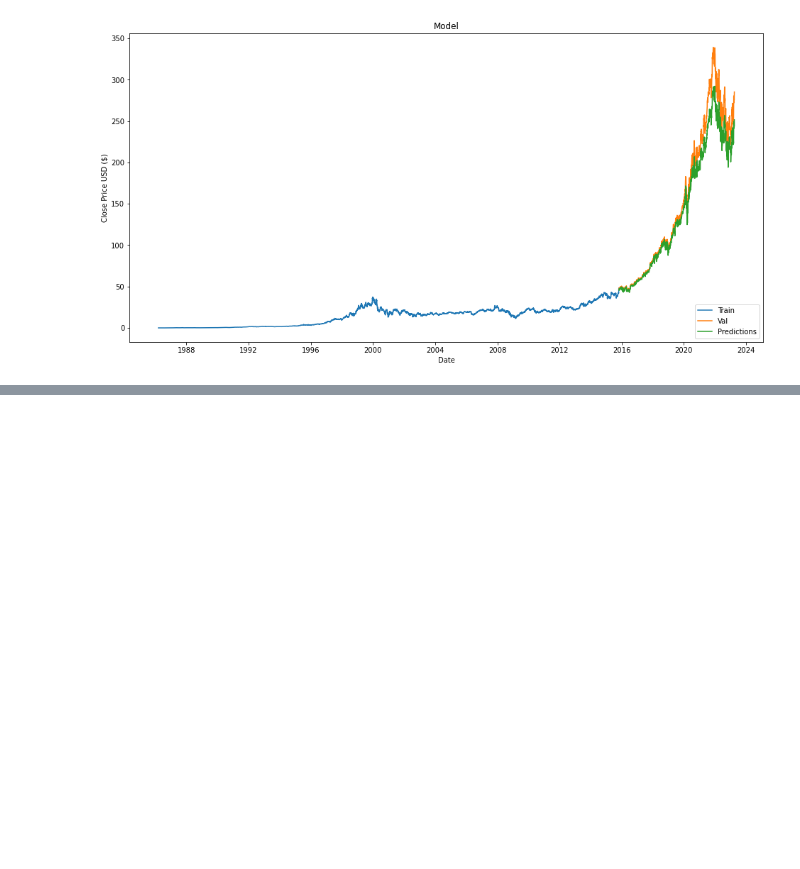
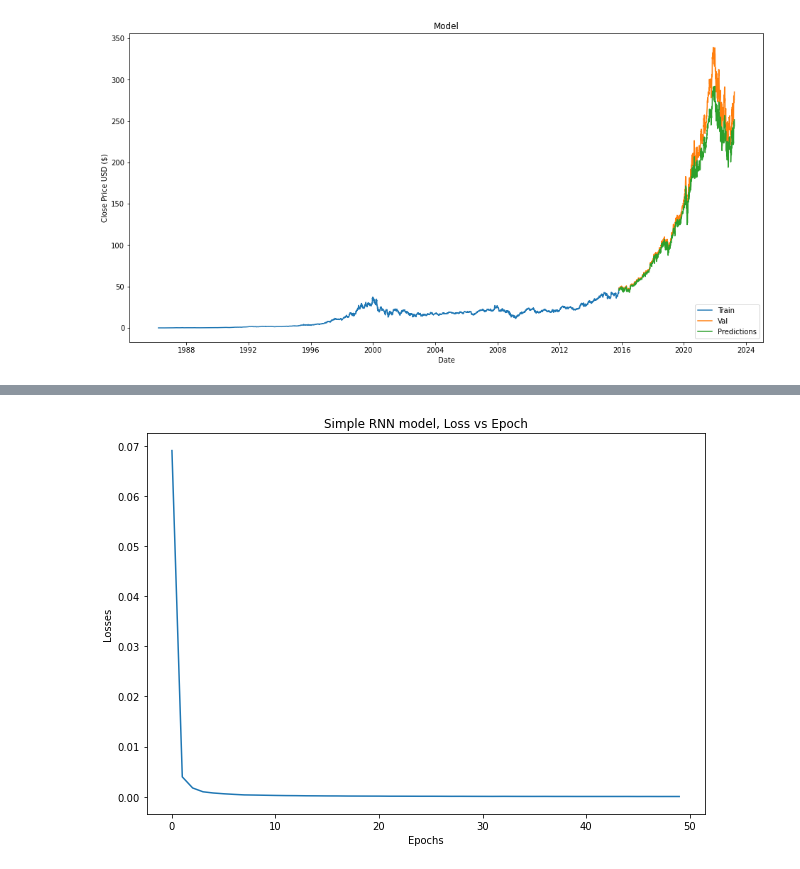
Before and after one commit to yeva-190/Stock_price_prediction, a Jupyter notebook: stock_price_prediction.ipynb, the cells around one changed output, grey strips where cells are left out. Drawn from its saved outputs; the diff is of its cells as text; code cells hidden in the pictures; blank space fills up the shorter version.

```diff
--- a/stock_price_prediction.ipynb
+++ b/stock_price_prediction.ipynb
@@ -243,0 +266,37 @@ plt.show()
+# %%
+regressor.add(
+    SimpleRNN(units = 50,
+              activation = "tanh",
+              return_sequences = True)
+             )
+
+regressor.add(
+    Dropout(0.2)
+             )
+# %%
+regressor.add(
+    SimpleRNN(units = 50,
+              activation = "tanh",
+              return_sequences = True)
+             )
+
+regressor.add(
+    Dropout(0.2)
+             )
+# %%
+regressor.add(
+    SimpleRNN(units = 50)
+             )
+
+regressor.add(
+    Dropout(0.2)
+             )
+# %%
+regressor.add(Dense(units = 1))
+
+regressor.compile(
+    optimizer = "adam",
+    loss = "mean_squared_error",
+    metrics = ["accuracy"])
+
+history = regressor.fit(x_train, y_train, epochs = 50, batch_size = 32)
@@ -243,0 +341,9 @@ plt.show()
+# %%
+plt.figure(figsize =(10,7))
+plt.plot(history.history["loss"])
+plt.xlabel("Epochs")
+plt.ylabel("Losses")
+plt.title("Simple RNN model, Loss vs Epoch")
+plt.show()
+# %% [output]
+[figure, added]
```
Also changed, not shown: parts of 11 cells of this notebook.
